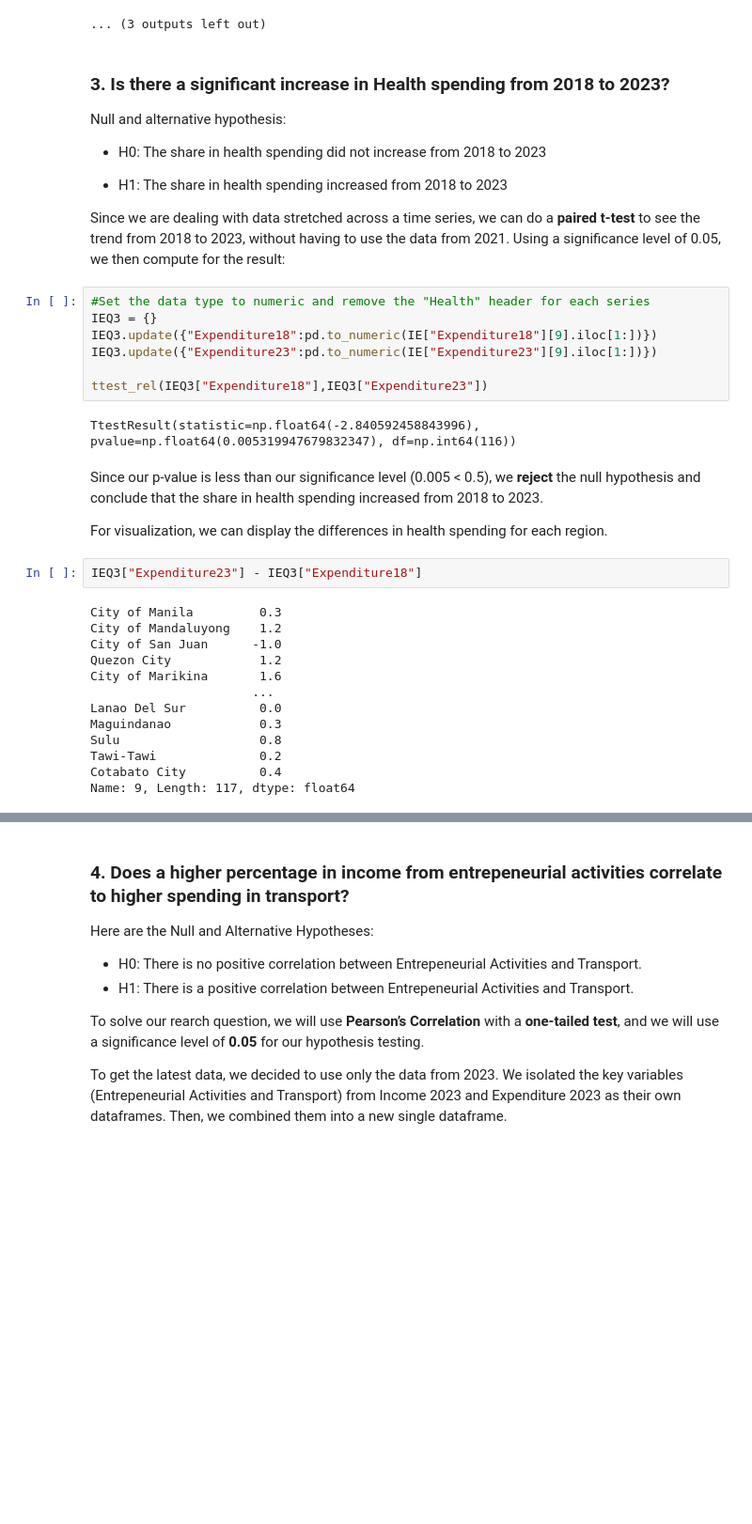
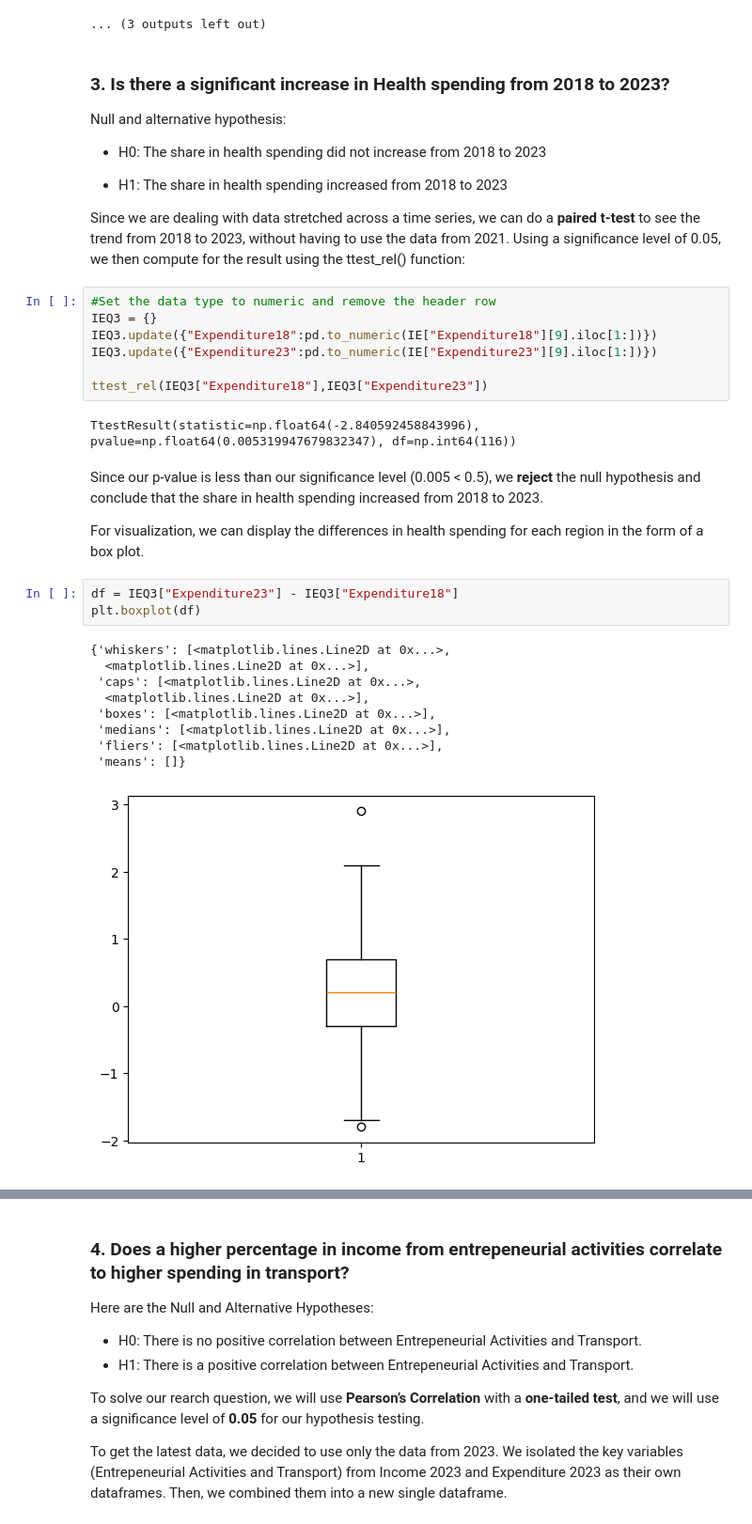
Before and after one commit to Sky282128/RoleModels, a Jupyter notebook: RoleModels.ipynb, the cells around one changed output, grey strips where cells are left out. Shown at 94% size. Saved outputs shown, nothing was run; the diff lists cells and outputs as text; blank space fills up the shorter version.

```diff
--- a/RoleModels.ipynb
+++ b/RoleModels.ipynb
@@ -417,9 +402,9 @@ Null and alternative hypothesis:
 
 - H1: The share in health spending increased from 2018 to 2023
 
-Since we are dealing with data stretched across a time series, we can do a **paired t-test** to see the trend from 2018 to 2023, without having to use the data from 2021. Using a significance level of 0.05, we then compute for the result:
+Since we are dealing with data stretched across a time series, we can do a **paired t-test** to see the trend from 2018 to 2023, without having to use the data from 2021. Using a significance level of 0.05, we then compute for the result using the ttest_rel() function:
 # %%
-#Set the data type to numeric and remove the "Health" header for each series
+#Set the data type to numeric and remove the header row
 IEQ3 = {}
 IEQ3.update({"Expenditure18":pd.to_numeric(IE["Expenditure18"][9].iloc[1:])})
 IEQ3.update({"Expenditure23":pd.to_numeric(IE["Expenditure23"][9].iloc[1:])})
@@ -430,20 +415,18 @@ TtestResult(statistic=np.float64(-2.840592458843996), pvalue=np.float64(0.005319
 # %% [markdown]
 Since our p-value is less than our significance level (0.005 < 0.5), we **reject** the null hypothesis and conclude that the share in health spending increased from 2018 to 2023.
 
-For visualization, we can display the differences in health spending for each region.
+For visualization, we can display the differences in health spending for each region in the form of a box plot.
 # %%
-IEQ3["Expenditure23"] - IEQ3["Expenditure18"]
+df = IEQ3["Expenditure23"] - IEQ3["Expenditure18"]
+plt.boxplot(df)
 # %% [output]
-City of Manila         0.3
-City of Mandaluyong    1.2
-City of San Juan      -1.0
-Quezon City            1.2
-City of Marikina       1.6
-                      ...
-Lanao Del Sur          0.0
-Maguindanao            0.3
-Sulu                   0.8
-Tawi-Tawi              0.2
-Cotabato City          0.4
-Name: 9, Length: 117, dtype: float64
+{'whiskers': [<matplotlib.lines.Line2D at 0x...>,
+  <matplotlib.lines.Line2D at 0x...>],
+ 'caps': [<matplotlib.lines.Line2D at 0x...>,
+  <matplotlib.lines.Line2D at 0x...>],
+ 'boxes': [<matplotlib.lines.Line2D at 0x...>],
+ 'medians': [<matplotlib.lines.Line2D at 0x...>],
+ 'fliers': [<matplotlib.lines.Line2D at 0x...>],
+ 'means': []}
+[figure, added]
 # %% [markdown]
```
Also changed, not shown: parts of 5 cells of this notebook.
